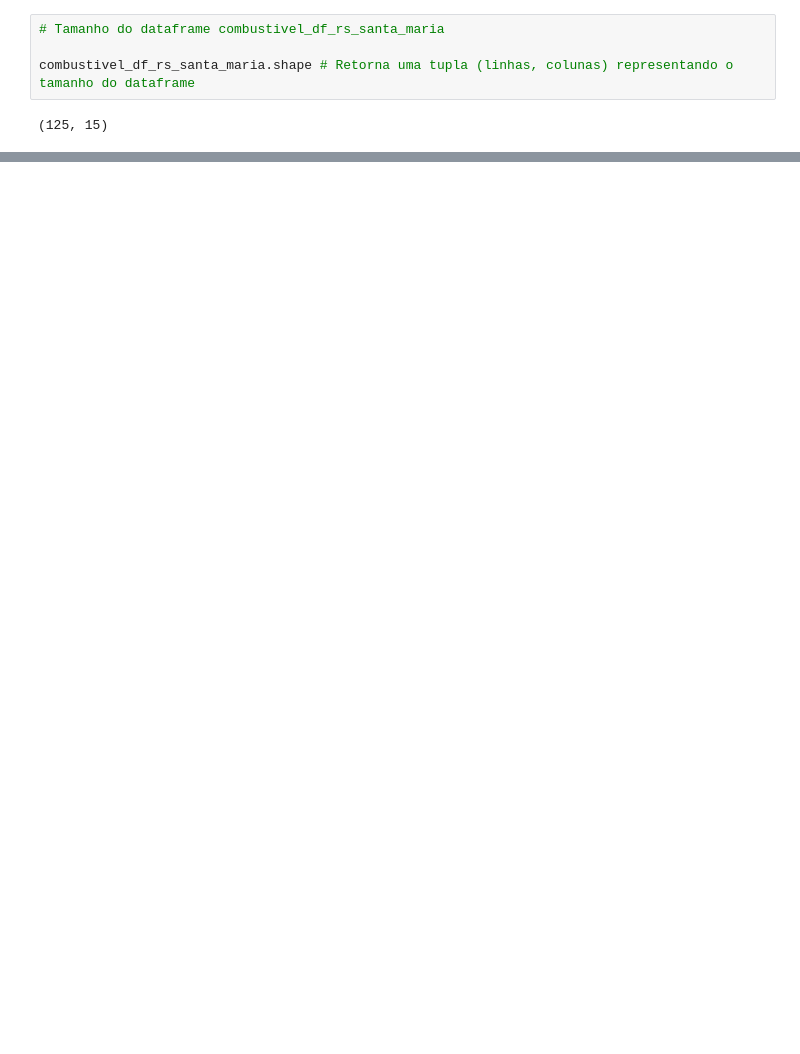
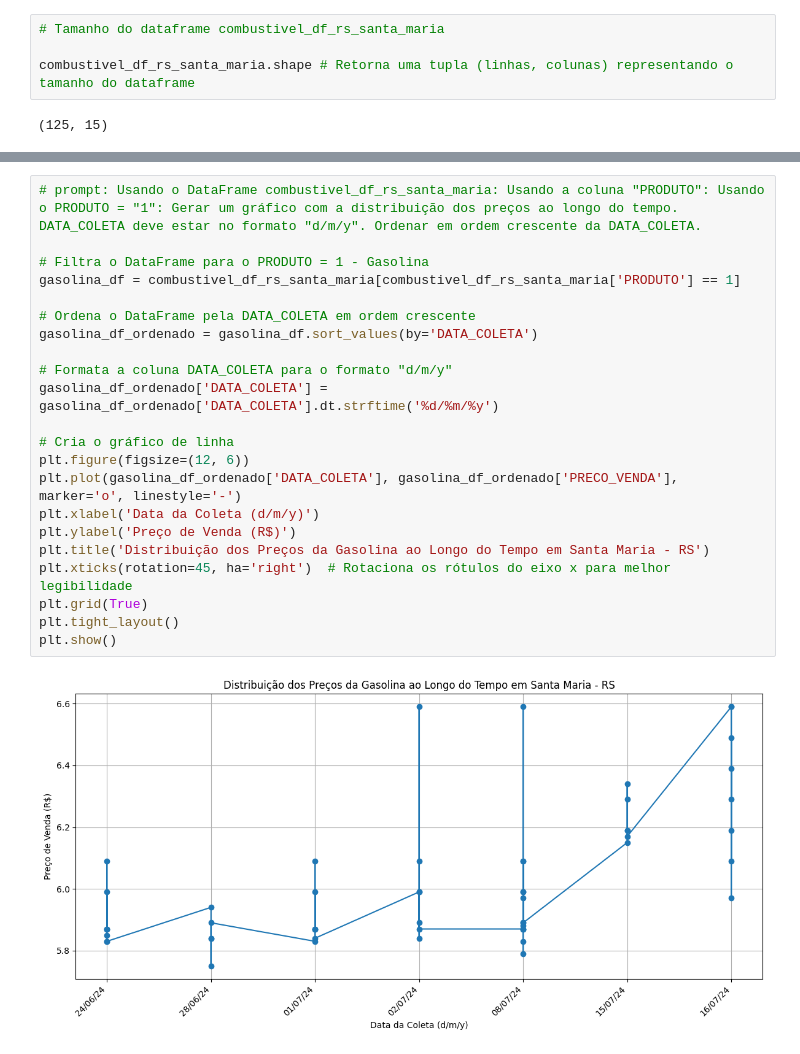
Before and after one commit to DallastaDaniel/PesquisaCombustivel, a Jupyter notebook: PesquisaPrecoCombustivel2024.ipynb, the cells around one changed output, grey strips where cells are left out. Saved outputs shown, nothing was run; the diff lists cells and outputs as text; blank space fills up the shorter version.

```diff
--- a/PesquisaPrecoCombustivel2024.ipynb
+++ b/PesquisaPrecoCombustivel2024.ipynb
@@ -165,0 +359,24 @@ for produto, group in combustivel_df_rs_santa_maria.groupby('PRODUTO'):
+# %%
+# prompt: Usando o DataFrame combustivel_df_rs_santa_maria: Usando a coluna "PRODUTO": Usando o PRODUTO = "1": Gerar um gráfico com a distribuição dos preços ao longo do tempo. DATA_COLETA deve estar no formato "d/m/y". Ordenar em ordem crescente da DATA_COLETA.
+
+# Filtra o DataFrame para o PRODUTO = 1 - Gasolina
+gasolina_df = combustivel_df_rs_santa_maria[combustivel_df_rs_santa_maria['PRODUTO'] == 1]
+
+# Ordena o DataFrame pela DATA_COLETA em ordem crescente
+gasolina_df_ordenado = gasolina_df.sort_values(by='DATA_COLETA')
+
+# Formata a coluna DATA_COLETA para o formato "d/m/y"
+gasolina_df_ordenado['DATA_COLETA'] = gasolina_df_ordenado['DATA_COLETA'].dt.strftime('%d/%m/%y')
+
+# Cria o gráfico de linha
+plt.figure(figsize=(12, 6))
+plt.plot(gasolina_df_ordenado['DATA_COLETA'], gasolina_df_ordenado['PRECO_VENDA'], marker='o', linestyle='-')
+plt.xlabel('Data da Coleta (d/m/y)')
+plt.ylabel('Preço de Venda (R$)')
+plt.title('Distribuição dos Preços da Gasolina ao Longo do Tempo em Santa Maria - RS')
+plt.xticks(rotation=45, ha='right')  # Rotaciona os rótulos do eixo x para melhor legibilidade
+plt.grid(True)
+plt.tight_layout()
+plt.show()
+# %% [output]
+[figure, added]
```
Also changed, not shown: parts of 19 cells of this notebook.
